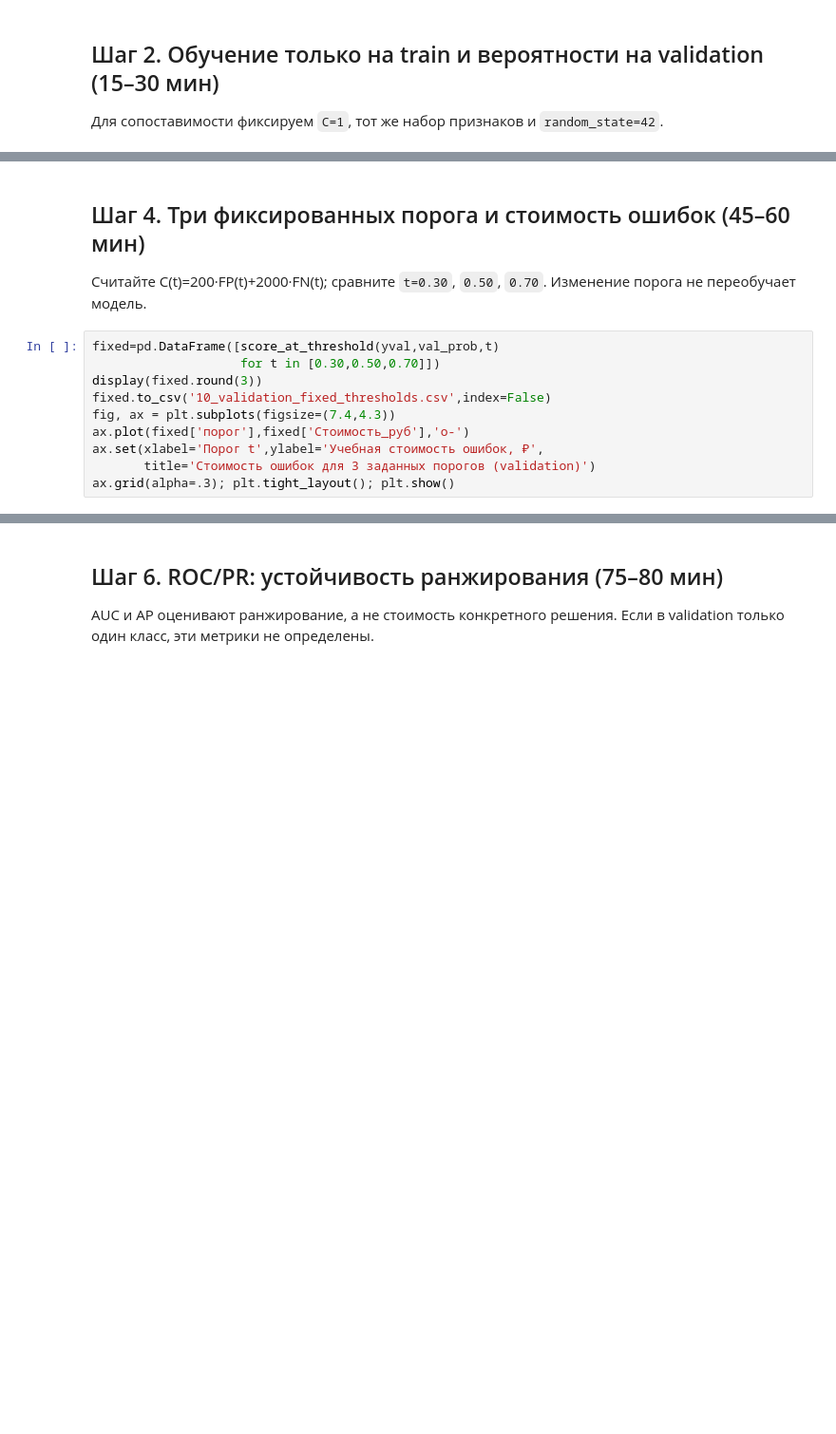
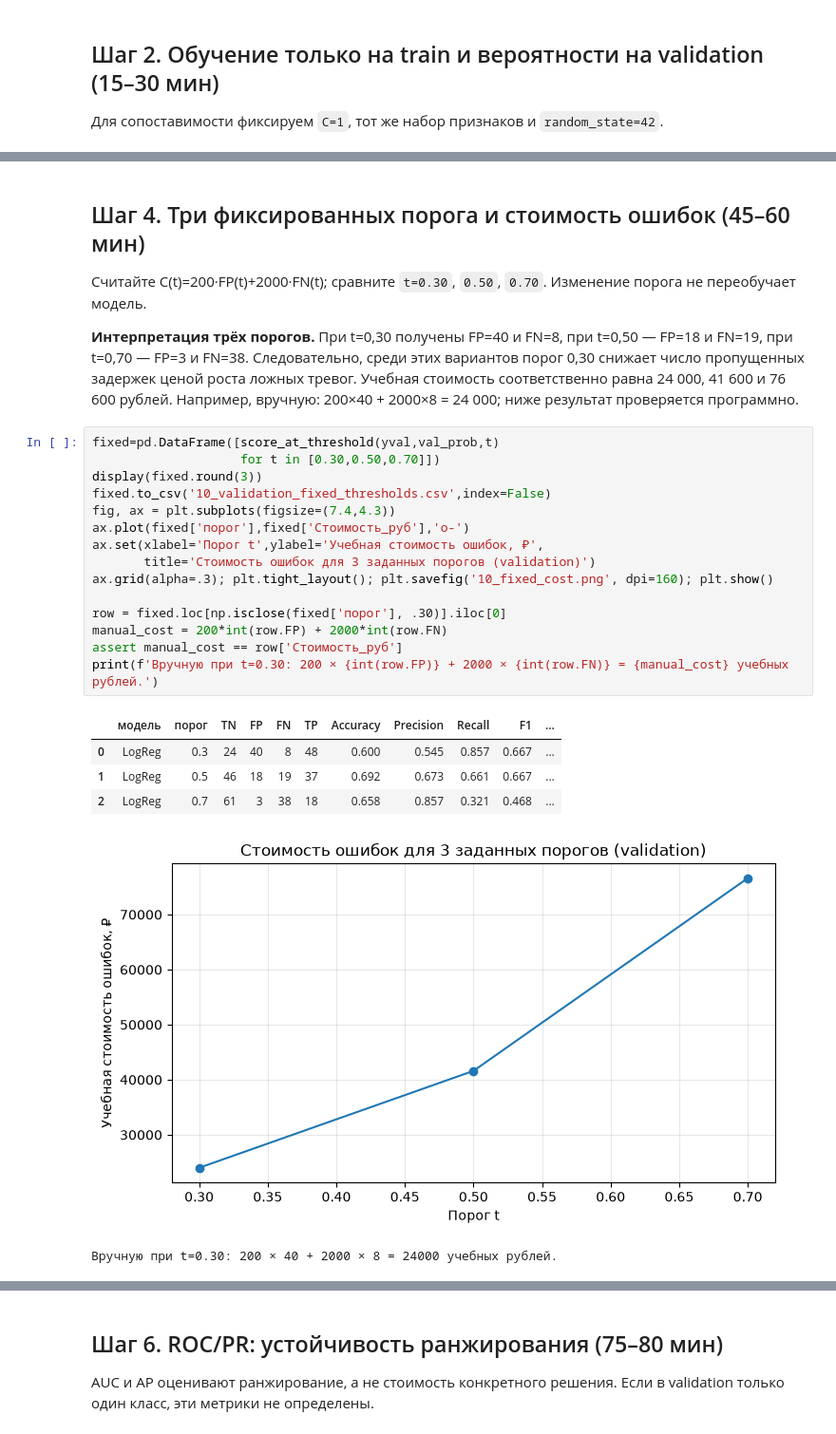
Before and after one commit to Vladislav-Evg-Sid/utmn-master-degree, a Jupyter notebook: tii/lb10/10_student.ipynb, the cells around one changed output, grey strips where cells are left out. Shown at 95% size. Saved outputs shown, nothing was run; the diff lists cells and outputs as text; blank space fills up the shorter version.

```diff
--- a/tii/lb10/10_student.ipynb
+++ b/tii/lb10/10_student.ipynb
@@ -170,16 +236,30 @@ print('Brier score:',round(brier_score_loss(yval,val_prob),4))
 # %% [markdown]
 ## Шаг 4. Три фиксированных порога и стоимость ошибок (45–60 мин)
 Считайте C(t)=200·FP(t)+2000·FN(t); сравните `t=0.30`, `0.50`, `0.70`. Изменение порога не переобучает модель.
+
+**Интерпретация трёх порогов.** При t=0,30 получены FP=40 и FN=8, при t=0,50 — FP=18 и FN=19, при t=0,70 — FP=3 и FN=38. Следовательно, среди этих вариантов порог 0,30 снижает число пропущенных задержек ценой роста ложных тревог. Учебная стоимость соответственно равна 24 000, 41 600 и 76 600 рублей. Например, вручную: 200×40 + 2000×8 = 24 000; ниже результат проверяется программно.
 # %%
 fixed=pd.DataFrame([score_at_threshold(yval,val_prob,t)
                     for t in [0.30,0.50,0.70]])
 display(fixed.round(3))
 fixed.to_csv('10_validation_fixed_thresholds.csv',index=False)
 fig, ax = plt.subplots(figsize=(7.4,4.3))
 ax.plot(fixed['порог'],fixed['Стоимость_руб'],'o-')
 ax.set(xlabel='Порог t',ylabel='Учебная стоимость ошибок, ₽',
        title='Стоимость ошибок для 3 заданных порогов (validation)')
-ax.grid(alpha=.3); plt.tight_layout(); plt.show()
+ax.grid(alpha=.3); plt.tight_layout(); plt.savefig('10_fixed_cost.png', dpi=160); plt.show()
+
+row = fixed.loc[np.isclose(fixed['порог'], .30)].iloc[0]
+manual_cost = 200*int(row.FP) + 2000*int(row.FN)
+assert manual_cost == row['Стоимость_руб']
+print(f'Вручную при t=0.30: 200 × {int(row.FP)} + 2000 × {int(row.FN)} = {manual_cost} учебных рублей.')
+# %% [output]
+|  | модель | порог | TN | FP | FN | TP | Accuracy | Precision | Recall | F1 | ... |
+| 0 | LogReg | 0.3 | 24 | 40 | 8 | 48 | 0.600 | 0.545 | 0.857 | 0.667 | ... |
+| 1 | LogReg | 0.5 | 46 | 18 | 19 | 37 | 0.692 | 0.673 | 0.661 | 0.667 | ... |
+| 2 | LogReg | 0.7 | 61 | 3 | 38 | 18 | 0.658 | 0.857 | 0.321 | 0.468 | ... |
+[figure, added]
+Вручную при t=0.30: 200 × 40 + 2000 × 8 = 24000 учебных рублей.
 # %% [markdown]
 ## Шаг 5. Подбор порога ТОЛЬКО на validation (60–75 мин)
 Сетка порогов зафиксирована заранее: `0.05…0.95` с шагом `0.05` плюс теоретический порог для калиброванных вероятностей `200/(200+2000)≈0.0909`. При совпадении затрат выбираем больший Recall, затем порог, ближайший к 0.5. Никаких изменений после проверки test.
```
Also changed, not shown: parts of 12 cells of this notebook, 25 other files.
